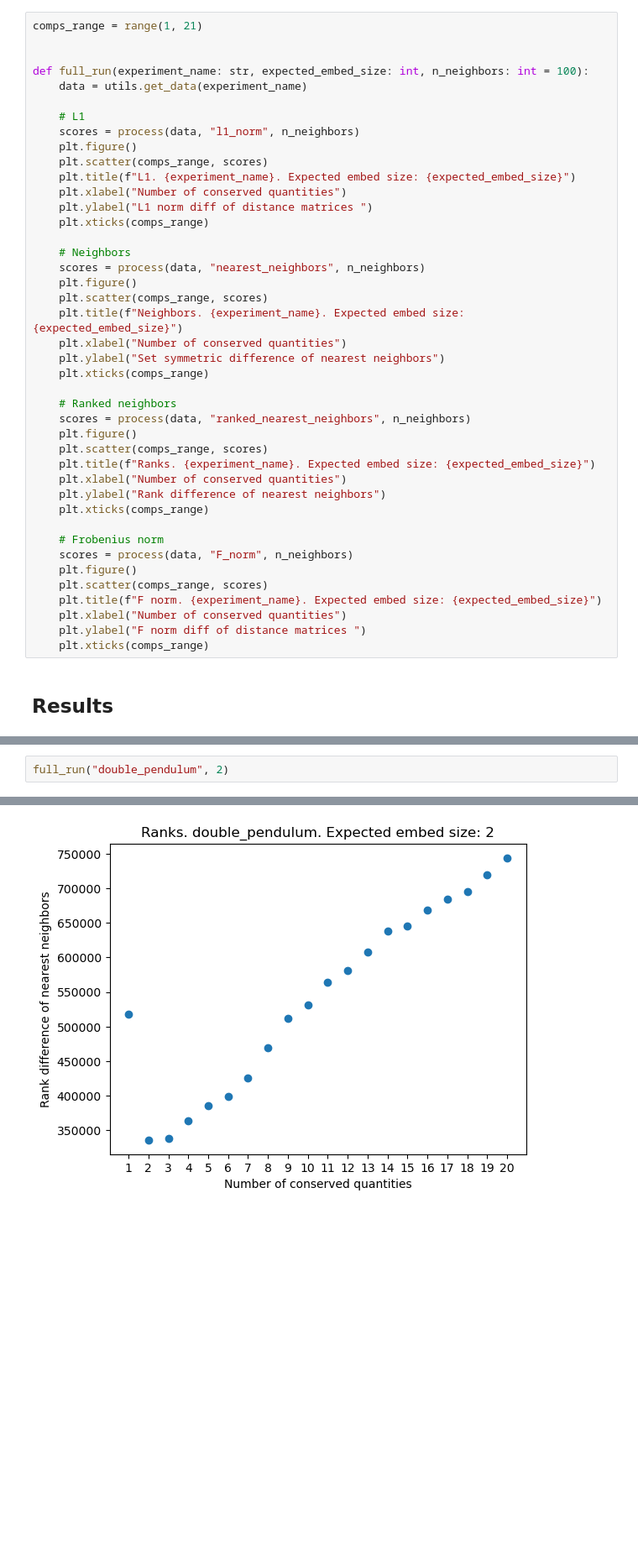
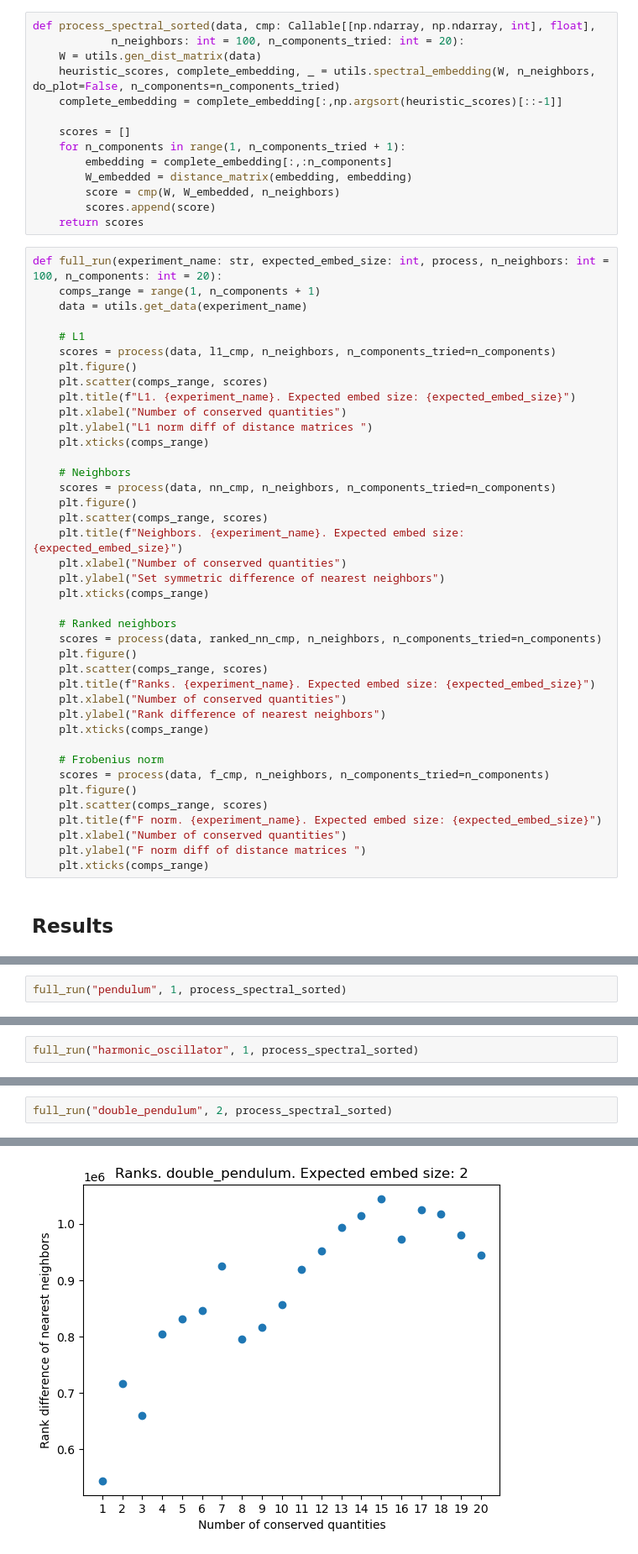
Before and after one commit to waleko/ai-prentice-conservation-laws, a Jupyter notebook: Matrix Comparison after Spectral Embedding.ipynb, the cells around one changed output, grey strips where cells are left out. Shown at 84% size. Drawn from its saved outputs; the diff is of its cells as text; blank space fills up the shorter version.

Commit message:
Matrix comparison after Spectral: add sorting eigenvectors by heuristic score

```diff
--- a/Matrix Comparison after Spectral Embedding.ipynb
+++ b/Matrix Comparison after Spectral Embedding.ipynb
@@ -55,14 +57,26 @@ def process(data, cmp_mode: Literal['l1_norm', 'nearest_neighbors', 'ranked_near
         scores.append(score)
     return scores
+# %%
+def process_spectral_sorted(data, cmp: Callable[[np.ndarray, np.ndarray, int], float],
+            n_neighbors: int = 100, n_components_tried: int = 20):
+    W = utils.gen_dist_matrix(data)
+    heuristic_scores, complete_embedding, _ = utils.spectral_embedding(W, n_neighbors, do_plot=False, n_components=n_components_tried)
+    complete_embedding = complete_embedding[:,np.argsort(heuristic_scores)[::-1]]
+
+    scores = []
+    for n_components in range(1, n_components_tried + 1):
+        embedding = complete_embedding[:,:n_components]
+        W_embedded = distance_matrix(embedding, embedding)
+        score = cmp(W, W_embedded, n_neighbors)
+        scores.append(score)
+    return scores
 # %%
-comps_range = range(1, 21)
-
-
-def full_run(experiment_name: str, expected_embed_size: int, n_neighbors: int = 100):
+def full_run(experiment_name: str, expected_embed_size: int, process, n_neighbors: int = 100, n_components: int = 20):
+    comps_range = range(1, n_components + 1)
     data = utils.get_data(experiment_name)
 
     # L1
-    scores = process(data, "l1_norm", n_neighbors)
+    scores = process(data, l1_cmp, n_neighbors, n_components_tried=n_components)
     plt.figure()
     plt.scatter(comps_range, scores)
     plt.title(f"L1. {experiment_name}. Expected embed size: {expected_embed_size}")
@@ -71,7 +85,7 @@ def full_run(experiment_name: str, expected_embed_size: int, n_neighbors: int =
     plt.xticks(comps_range)
 
     # Neighbors
-    scores = process(data, "nearest_neighbors", n_neighbors)
+    scores = process(data, nn_cmp, n_neighbors, n_components_tried=n_components)
     plt.figure()
     plt.scatter(comps_range, scores)
     plt.title(f"Neighbors. {experiment_name}. Expected embed size: {expected_embed_size}")
@@ -80,7 +94,7 @@ def full_run(experiment_name: str, expected_embed_size: int, n_neighbors: int =
     plt.xticks(comps_range)
 
     # Ranked neighbors
-    scores = process(data, "ranked_nearest_neighbors", n_neighbors)
+    scores = process(data, ranked_nn_cmp, n_neighbors, n_components_tried=n_components)
     plt.figure()
     plt.scatter(comps_range, scores)
     plt.title(f"Ranks. {experiment_name}. Expected embed size: {expected_embed_size}")
@@ -89,7 +103,7 @@ def full_run(experiment_name: str, expected_embed_size: int, n_neighbors: int =
     plt.xticks(comps_range)
 
     # Frobenius norm
-    scores = process(data, "F_norm", n_neighbors)
+    scores = process(data, f_cmp, n_neighbors, n_components_tried=n_components)
     plt.figure()
     plt.scatter(comps_range, scores)
     plt.title(f"F norm. {experiment_name}. Expected embed size: {expected_embed_size}")
@@ -114,0 +152,2 @@ full_run("harmonic_oscillator", 1)
+# %%
+full_run("pendulum", 1, process_spectral_sorted)
@@ -114,0 +159,2 @@ full_run("harmonic_oscillator", 1)
+# %%
+full_run("harmonic_oscillator", 1, process_spectral_sorted)
@@ -115,3 +166,3 @@ full_run("harmonic_oscillator", 1)
 # %%
-full_run("double_pendulum", 2)
+full_run("double_pendulum", 2, process_spectral_sorted)
 # %% [output]
@@ -120 +171 @@ full_run("double_pendulum", 2)
-[figure, old version]
+[figure, new version]
```
Also changed, not shown: parts of 18 cells of this notebook.
